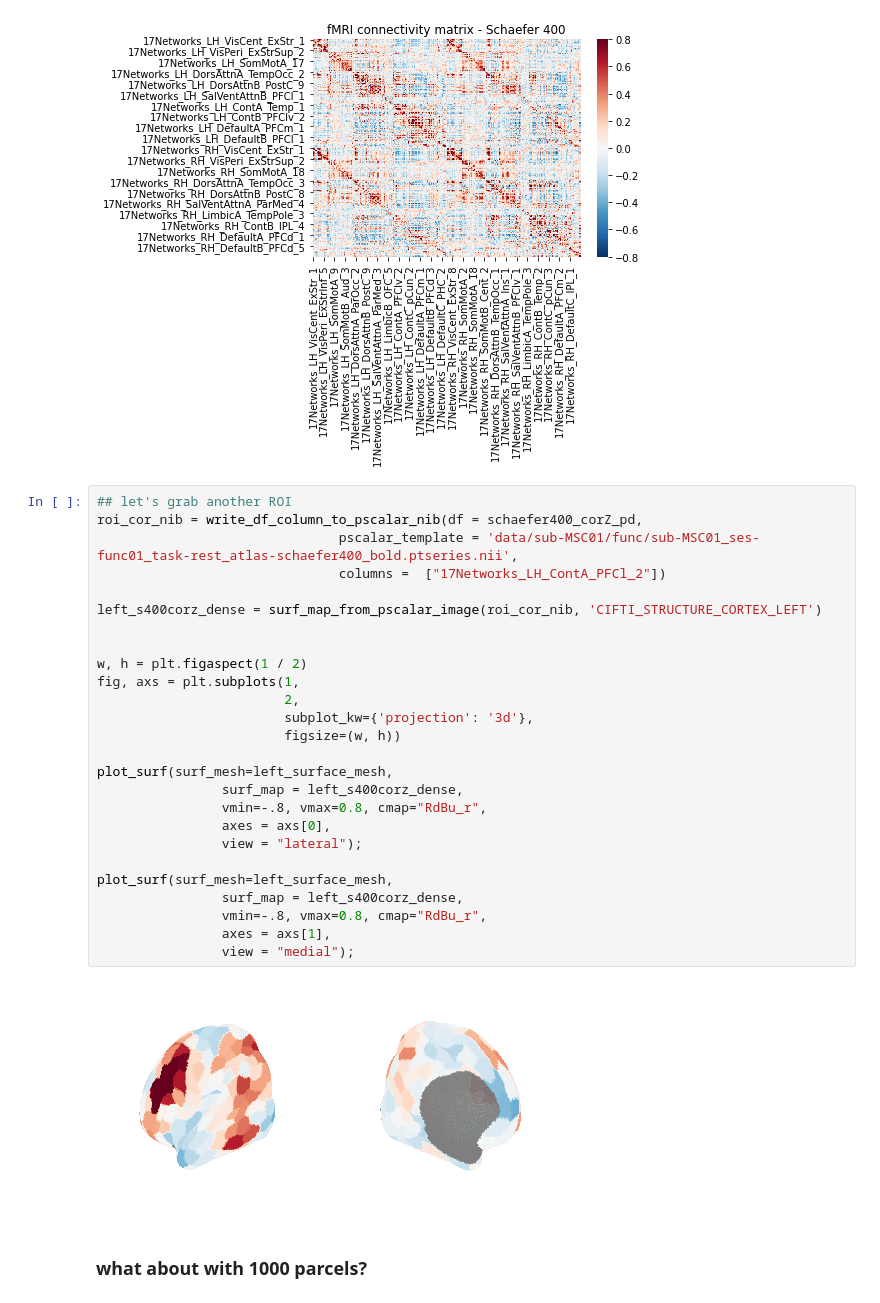
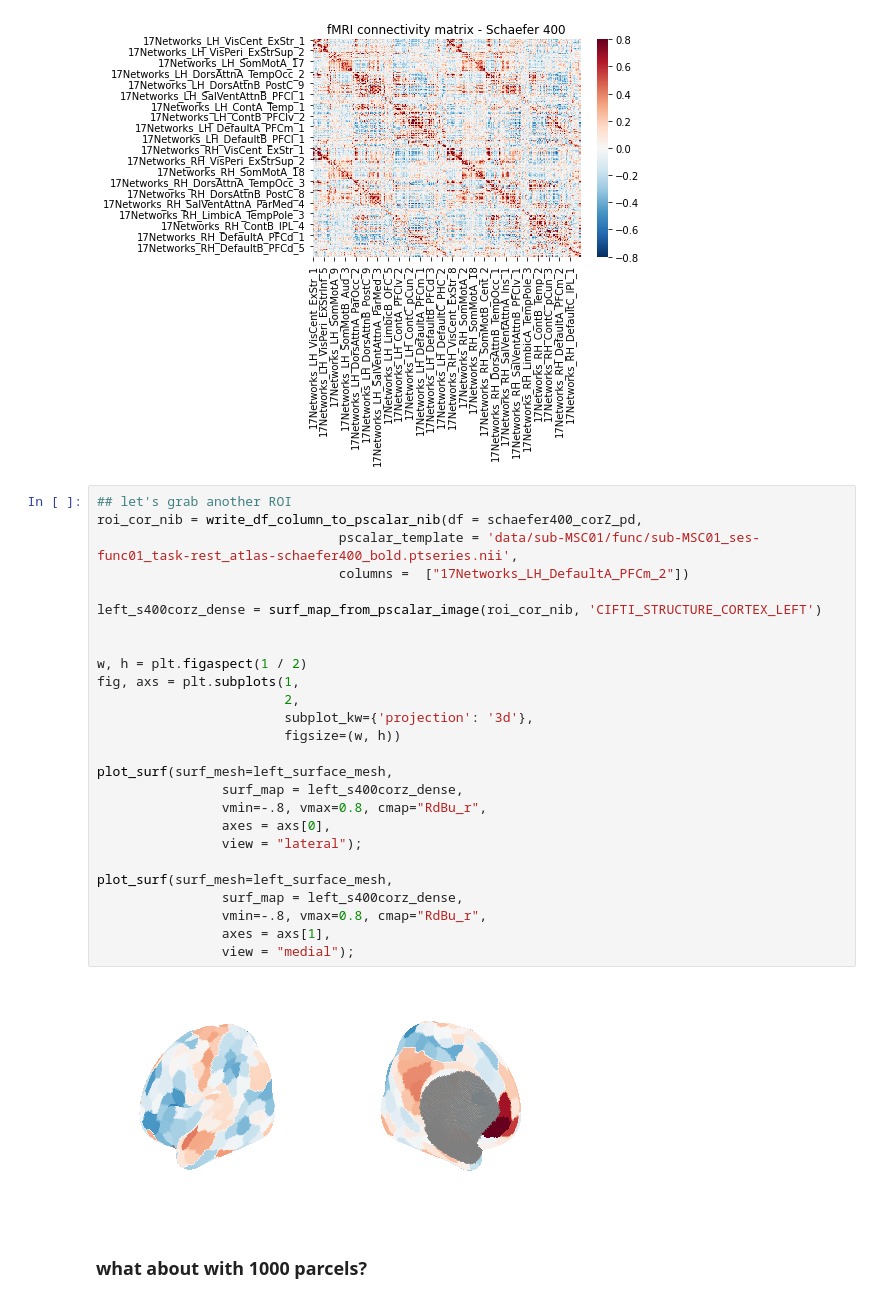
Before and after one commit to krembilneuroinformatics/kcni-school-lessons, a Jupyter notebook: day5/notebooks/Neuroimaging_Connectomics_03_fMRI_parcellated.ipynb, the cells around one changed output. Drawn from its saved outputs; the diff is of its cells as text.

```diff
--- a/day5/notebooks/Neuroimaging_Connectomics_03_fMRI_parcellated.ipynb
+++ b/day5/notebooks/Neuroimaging_Connectomics_03_fMRI_parcellated.ipynb
@@ -517,31 +491,31 @@ plt1 = sns.heatmap(schaefer400_corZ_pd, vmin=-.8, vmax=.8, cmap="RdBu_r").set_ti
 # %%
 ## let's grab another ROI
 roi_cor_nib = write_df_column_to_pscalar_nib(df = schaefer400_corZ_pd,
                                pscalar_template = 'data/sub-MSC01/func/sub-MSC01_ses-func01_task-rest_atlas-schaefer400_bold.ptseries.nii',
-                               columns =  ["17Networks_LH_ContA_PFCl_2"])
+                               columns =  ["17Networks_LH_DefaultA_PFCm_2"])
 
 left_s400corz_dense = surf_map_from_pscalar_image(roi_cor_nib, 'CIFTI_STRUCTURE_CORTEX_LEFT')
 
 
 w, h = plt.figaspect(1 / 2)
 fig, axs = plt.subplots(1,
                         2,
                         subplot_kw={'projection': '3d'},
                         figsize=(w, h))
 
 plot_surf(surf_mesh=left_surface_mesh,
                 surf_map = left_s400corz_dense,
                 vmin=-.8, vmax=0.8, cmap="RdBu_r",
                 axes = axs[0],
                 view = "lateral");
 
 plot_surf(surf_mesh=left_surface_mesh,
                 surf_map = left_s400corz_dense,
                 vmin=-.8, vmax=0.8, cmap="RdBu_r",
                 axes = axs[1],
                 view = "medial");
 # %% [output]
-[figure, old version]
+[figure, new version]
 # %% [markdown]
 ### what about with 1000 parcels?
 # %%
```
Also changed, not shown: parts of 4 cells of this notebook, 3 other files.
